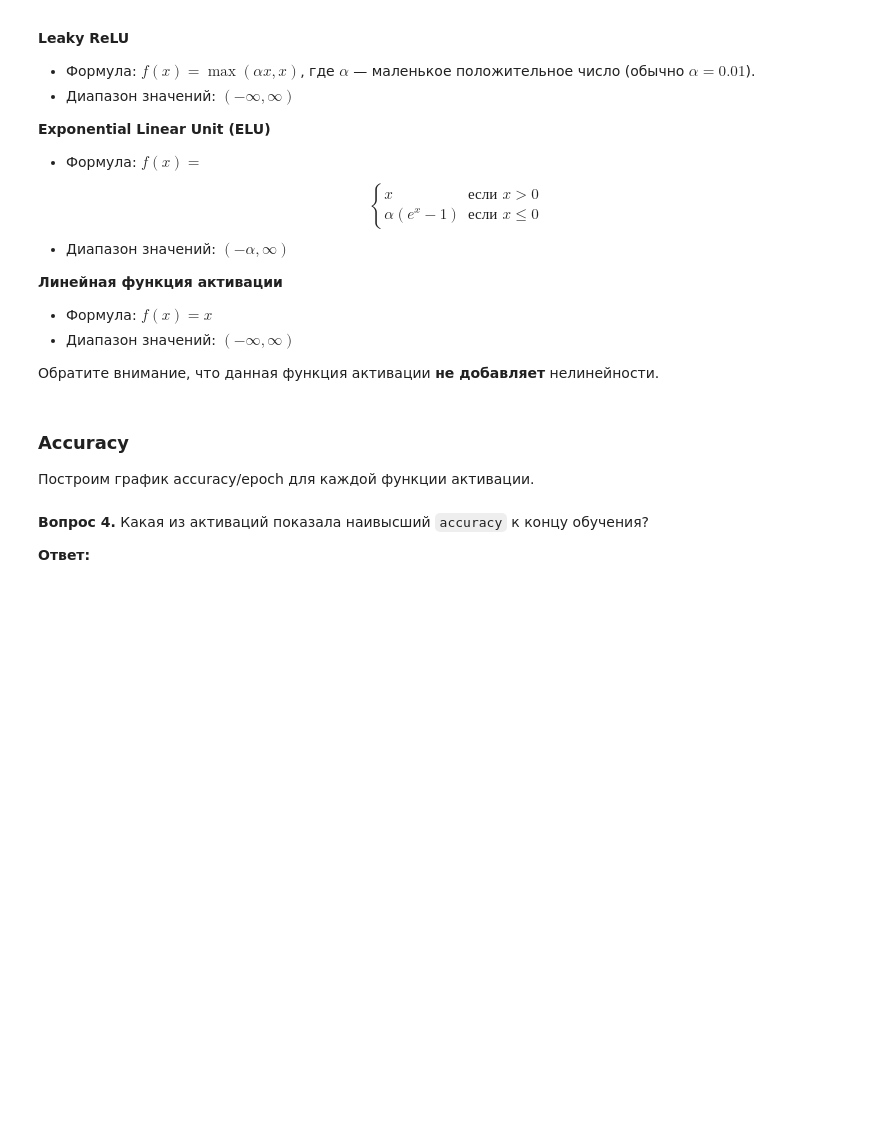
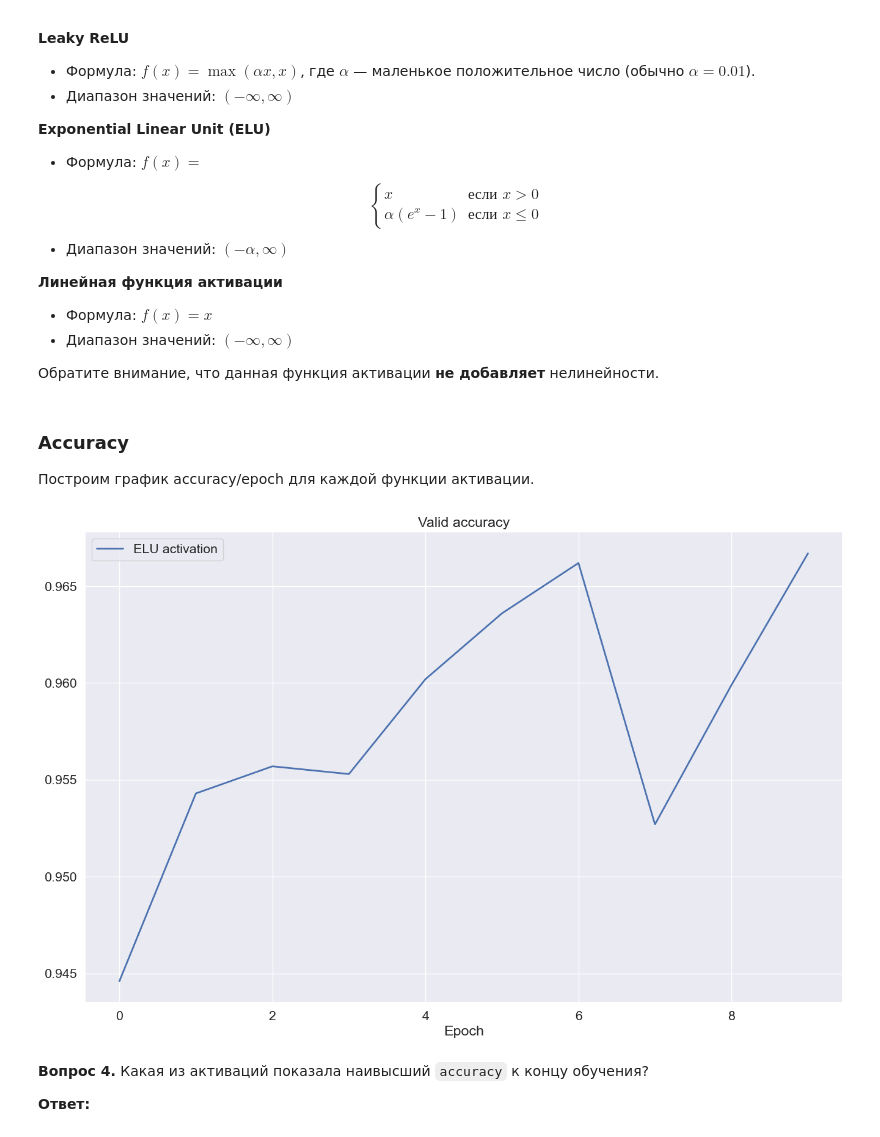
Before and after one commit to alex-chin/dsl_part_1_ml_cv, a Jupyter notebook: week_05_convolutional_nets/Homework/hw_4_conv_cnn_alex.ipynb, the cells around one changed output. Cells and saved outputs as stored; diff of their text form; code cells hidden in the pictures; blank space fills up the shorter version.

```diff
--- a/week_05_convolutional_nets/Homework/hw_4_conv_cnn_alex.ipynb
+++ b/week_05_convolutional_nets/Homework/hw_4_conv_cnn_alex.ipynb
@@ -422,7 +422,7 @@ model = nn.Sequential(
 # %%
 
 # Определяем модель
-modelELU = nn.Sequential(
+model = nn.Sequential(
     nn.Flatten(),  # Уплощение матрицы в вектор
     nn.Linear(in_features=28*28, out_features=128),  # Первый скрытый слой (предполагаем, что входные данные имеют размер 28x28)
     nn.ELU(),  # Активация ELU
@@ -494,7 +494,7 @@ $
 L = -\sum_{i=1}^{C} y_i \log(\hat{y}_i) = - y_2 \cdot log(\hat{y}_2) = - 1 \cdot log(0.6) \approx 0.51
 $
 # %%
-criterion =  #YOUR CODE. Select a loss function
+criterion = torch.nn.CrossEntropyLoss()
 optimizer = torch.optim.Adam(model.parameters())
 
 loaders = {"train": train_dataloader, "valid": valid_dataloader}
@@ -592,6 +793,17 @@ leaky_relu_accuracy =  #YOUR CODE
 # %% [markdown]
 ### Accuracy
 Построим график accuracy/epoch для каждой функции активации.
+# %%
+sns.set(style="darkgrid", font_scale=1.4)
+
+plt.figure(figsize=(16, 10))
+plt.title("Valid accuracy")
+plt.plot(range(max_epochs), accuracy['valid'], label="ELU activation", linewidth=2)
+plt.legend()
+plt.xlabel("Epoch")
+plt.show()
+# %% [output]
+[figure, added]
 # %%
 sns.set(style="darkgrid", font_scale=1.4)
 
```
Also changed, not shown: parts of 8 cells of this notebook.
